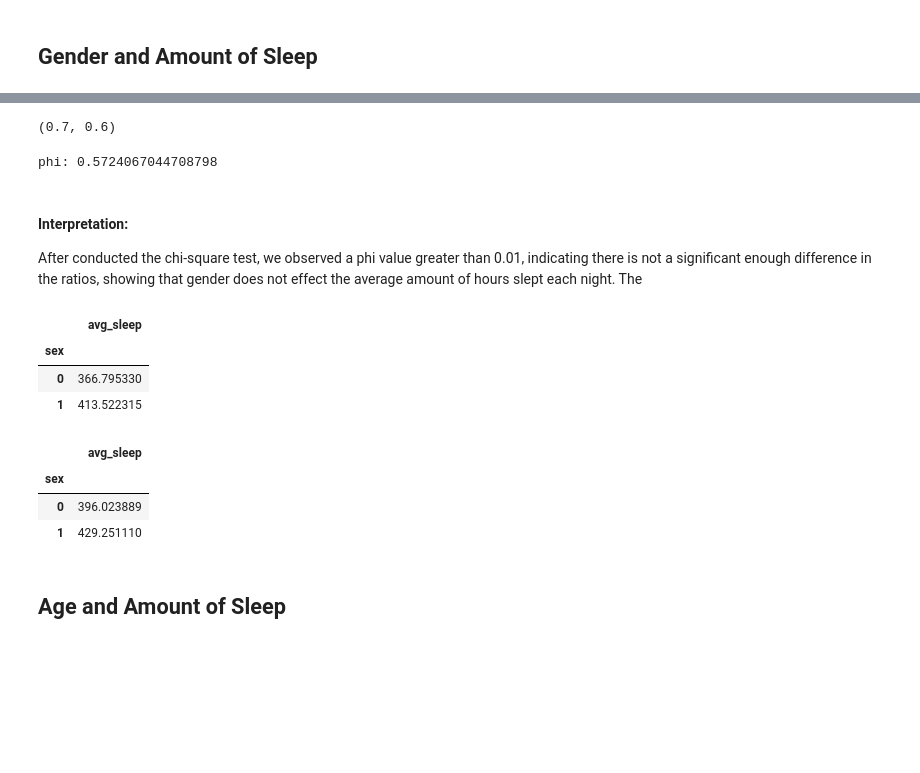
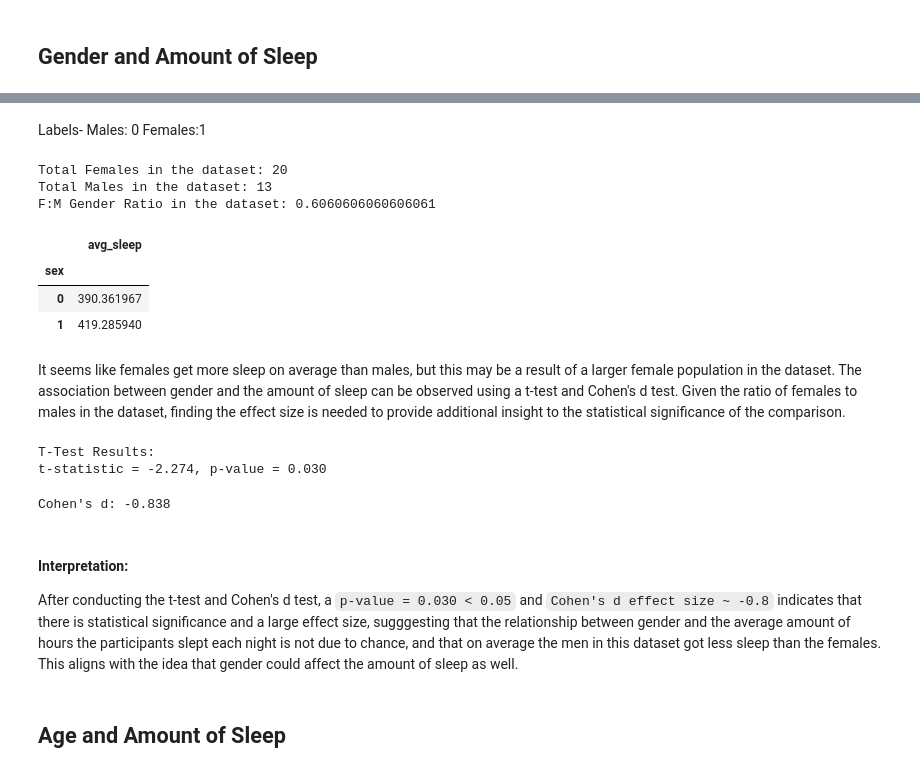
Before and after one commit to amchang2/Sleep-and-Exercise-Data-Visualization, a Jupyter notebook: EDACheckpoint_Group026-FA24.ipynb, the cells around one changed output, grey strips where cells are left out. Cells and saved outputs as stored; diff of their text form; code cells hidden in the pictures; blank space fills up the shorter version.

```diff
--- a/EDACheckpoint_Group026-FA24.ipynb
+++ b/EDACheckpoint_Group026-FA24.ipynb
@@ -398,35 +356,50 @@ Male: 4
-# %%
-r_fTop = genderT.get(1, 0) / genderT.sum()
-r_fBottom = genderB.get(1, 0) / genderB.sum()
-
-r_fTop, r_fBottom
-# %% [output]
-(0.7, 0.6)
-# %%
-chisq, p_val_chi = stats.chisquare(np.array([genderT.values, genderB.values]), axis=None)
-
-print(f"phi: {p_val_chi}")
-# %% [output]
-phi: 0.5724067044708798
-# %% [markdown]
-#### Interpretation:
-After conducted the chi-square test, we observed a phi value greater than 0.01, indicating there is not a significant enough difference in the ratios, showing that gender does not effect the average amount of hours slept each night. The
+# %% [markdown]
+Labels- Males: 0
+Females:1
+# %%
+gender = df['sex'].value_counts()
+
+print(f"Total Females in the dataset: {gender.get(1, 0)}")
+print(f"Total Males in the dataset: {gender.get(0, 0)}")
+r_f = gender.get(1, 0) / gender.sum()
+print(f"F:M Gender Ratio in the dataset: {r_f}")
+# %% [output]
+Total Females in the dataset: 20
+Total Males in the dataset: 13
+F:M Gender Ratio in the dataset: 0.6060606060606061
 # %%
-pvT = top_10_df.pivot_table(values='avg_sleep', index=['sex'])
-pvT
+pvB = df.pivot_table(values='avg_sleep', index=['sex'])
+pvB
 # %% [output]
 |  | avg_sleep |
 | sex |  |
-| 0 | 366.795330 |
-| 1 | 413.522315 |
+| 0 | 390.361967 |
+| 1 | 419.285940 |
-# %%
-pvB = bottom_10_df.pivot_table(values='avg_sleep', index=['sex'])
-pvB
-# %% [output]
-|  | avg_sleep |
-| sex |  |
-| 0 | 396.023889 |
-| 1 | 429.251110 |
+# %% [markdown]
+It seems like females get more sleep on average than males, but this may be a result of a larger female population in the dataset. The association between gender and the amount of sleep can be observed using a t-test and Cohen's d test. Given the ratio of females to males in the dataset, finding the effect size is needed to provide additional insight to the statistical significance of the comparison.
+# %%
+group_male = df[df['sex'] == 0]['avg_sleep']
+group_female = df[df['sex'] == 1]['avg_sleep']
+
+stat, p = ttest_ind(group_male, group_female, equal_var=True)
+
+print(f"T-Test Results:")
+print(f"t-statistic = {stat:.3f}, p-value = {p:.3f}")
+# %% [output]
+T-Test Results:
+t-statistic = -2.274, p-value = 0.030
+# %%
+pooled_std = np.sqrt(((len(group_male) - 1) * np.var(group_male) +
+                      (len(group_female) - 1) * np.var(group_female)) /
+                     (len(group_male) + len(group_female) - 2))
+
+cohen_d = (np.mean(group_male) - np.mean(group_female)) / pooled_std
+print(f"Cohen's d: {cohen_d:.3f}")
+# %% [output]
+Cohen's d: -0.838
+# %% [markdown]
+#### Interpretation:
+After conducting the t-test and Cohen's d test, a `p-value = 0.030 < 0.05` and `Cohen's d effect size ~ -0.8` indicates that there is statistical significance and a large effect size, sugggesting that the relationship between gender and the average amount of hours the participants slept each night is not due to chance, and that on average the men in this dataset got less sleep than the females. This aligns with the idea that gender could affect the amount of sleep as well.
 # %% [markdown]
 ## Age and Amount of Sleep
 # %% [markdown]
```
Also changed, not shown: parts of 20 cells of this notebook.
